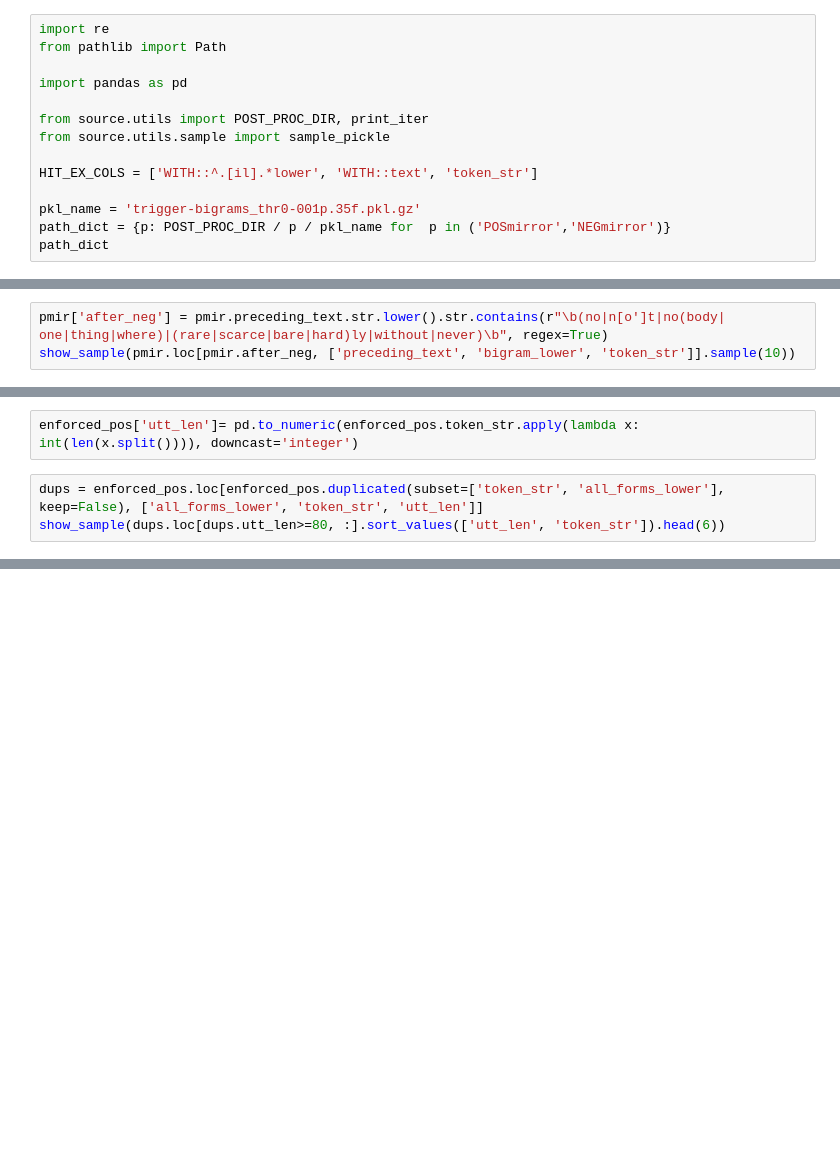
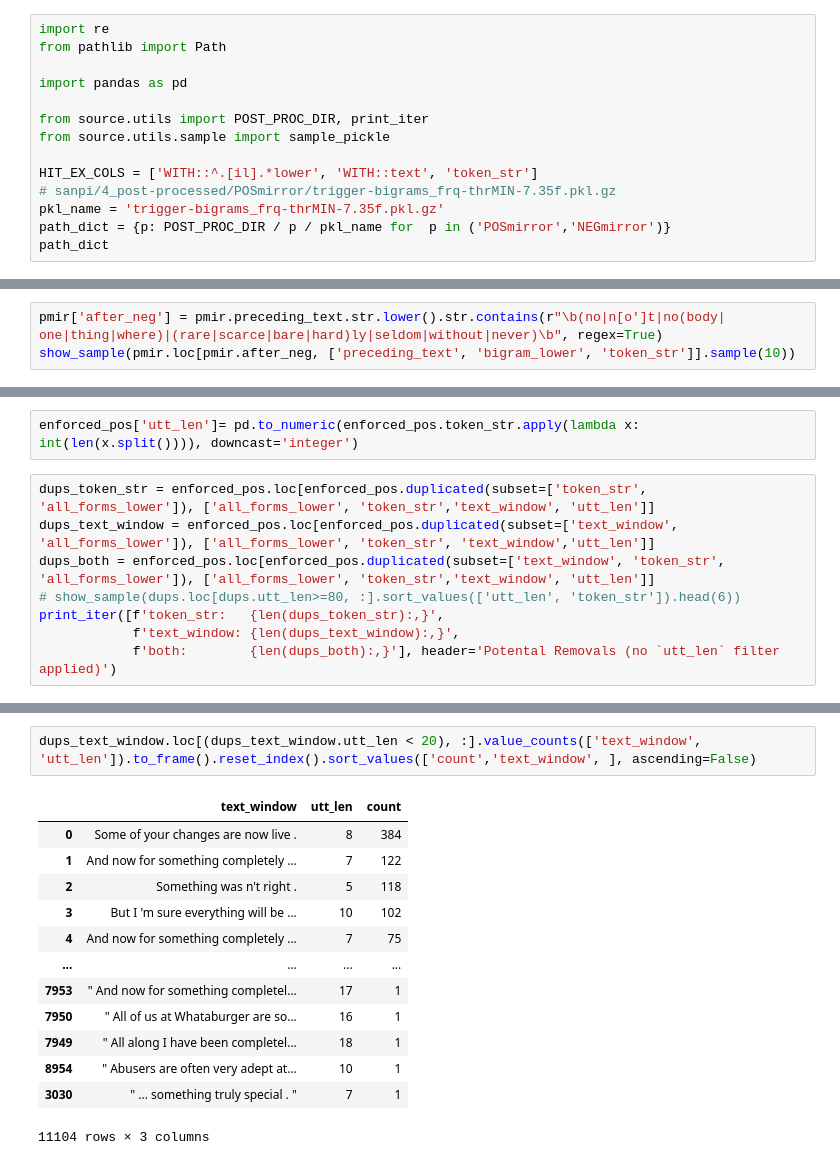
Before and after one commit to AndreaTheLinguist/sanpi, a Jupyter notebook: notebooks/enforce_mirror_hits.ipynb, the cells around one changed output, grey strips where cells are left out. Drawn from its saved outputs; the diff is of its cells as text; blank space fills up the shorter version.

Commit message:
updated mirror hit table cleanup

```diff
--- a/notebooks/enforce_mirror_hits.ipynb
+++ b/notebooks/enforce_mirror_hits.ipynb
@@ -8,8 +8,8 @@ from source.utils import POST_PROC_DIR, print_iter
 from source.utils.sample import sample_pickle
 
 HIT_EX_COLS = ['WITH::^.[il].*lower', 'WITH::text', 'token_str']
-
-pkl_name = 'trigger-bigrams_thr0-001p.35f.pkl.gz'
+# sanpi/4_post-processed/POSmirror/trigger-bigrams_frq-thrMIN-7.35f.pkl.gz
+pkl_name = 'trigger-bigrams_frq-thrMIN-7.35f.pkl.gz'
 path_dict = {p: POST_PROC_DIR / p / pkl_name for  p in ('POSmirror','NEGmirror')}
 path_dict
 # %% [output]
@@ -183,4 +262,4 @@ show_sample(pmir[['preceding_text', 'bigram_lower', 'token_str']].sample(5), for
 # %%
-pmir['after_neg'] = pmir.preceding_text.str.lower().str.contains(r"\b(no|n[o']t|no(body| one|thing|where)|(rare|scarce|bare|hard)ly|without|never)\b", regex=True)
+pmir['after_neg'] = pmir.preceding_text.str.lower().str.contains(r"\b(no|n[o']t|no(body| one|thing|where)|(rare|scarce|bare|hard)ly|seldom|without|never)\b", regex=True)
 show_sample(pmir.loc[pmir.after_neg, ['preceding_text', 'bigram_lower', 'token_str']].sample(10))
 # %% [output]
@@ -346,6 +438,11 @@ for pat_suff in ['R', 'L']:
 # %%
 enforced_pos['utt_len']= pd.to_numeric(enforced_pos.token_str.apply(lambda x: int(len(x.split()))), downcast='integer')
 # %%
-dups = enforced_pos.loc[enforced_pos.duplicated(subset=['token_str', 'all_forms_lower'], keep=False), ['all_forms_lower', 'token_str', 'utt_len']]
-show_sample(dups.loc[dups.utt_len>=80, :].sort_values(['utt_len', 'token_str']).head(6))
+dups_token_str = enforced_pos.loc[enforced_pos.duplicated(subset=['token_str', 'all_forms_lower']), ['all_forms_lower', 'token_str','text_window', 'utt_len']]
+dups_text_window = enforced_pos.loc[enforced_pos.duplicated(subset=['text_window', 'all_forms_lower']), ['all_forms_lower', 'token_str', 'text_window','utt_len']]
+dups_both = enforced_pos.loc[enforced_pos.duplicated(subset=['text_window', 'token_str', 'all_forms_lower']), ['all_forms_lower', 'token_str','text_window', 'utt_len']]
+# show_sample(dups.loc[dups.utt_len>=80, :].sort_values(['utt_len', 'token_str']).head(6))
+print_iter([f'token_str:   {len(dups_token_str):,}',
+            f'text_window: {len(dups_text_window):,}',
+            f'both:        {len(dups_both):,}'], header='Potental Removals (no `utt_len` filter applied)')
 # %% [output]
@@ -369 +490,17 @@ show_sample(dups.loc[dups.utt_len>=80, :].sort_values(['utt_len', 'token_str']).
+# %%
+dups_text_window.loc[(dups_text_window.utt_len < 20), :].value_counts(['text_window', 'utt_len']).to_frame().reset_index().sort_values(['count','text_window', ], ascending=False)
+# %% [output]
+|  | text_window | utt_len | count |
+| 0 | Some of your changes are now live . | 8 | 384 |
+| 1 | And now for something completely ... | 7 | 122 |
+| 2 | Something was n't right . | 5 | 118 |
+| 3 | But I 'm sure everything will be ... | 10 | 102 |
+| 4 | And now for something completely ... | 7 | 75 |
+| ... | ... | ... | ... |
+| 7953 | " And now for something completel... | 17 | 1 |
+| 7950 | " All of us at Whataburger are so... | 16 | 1 |
+| 7949 | " All along I have been completel... | 18 | 1 |
+| 8954 | " Abusers are often very adept at... | 10 | 1 |
+| 3030 | " ... something truly special . " | 7 | 1 |
+11104 rows × 3 columns
 # %%
```
Also changed, not shown: parts of 35 cells of this notebook.
